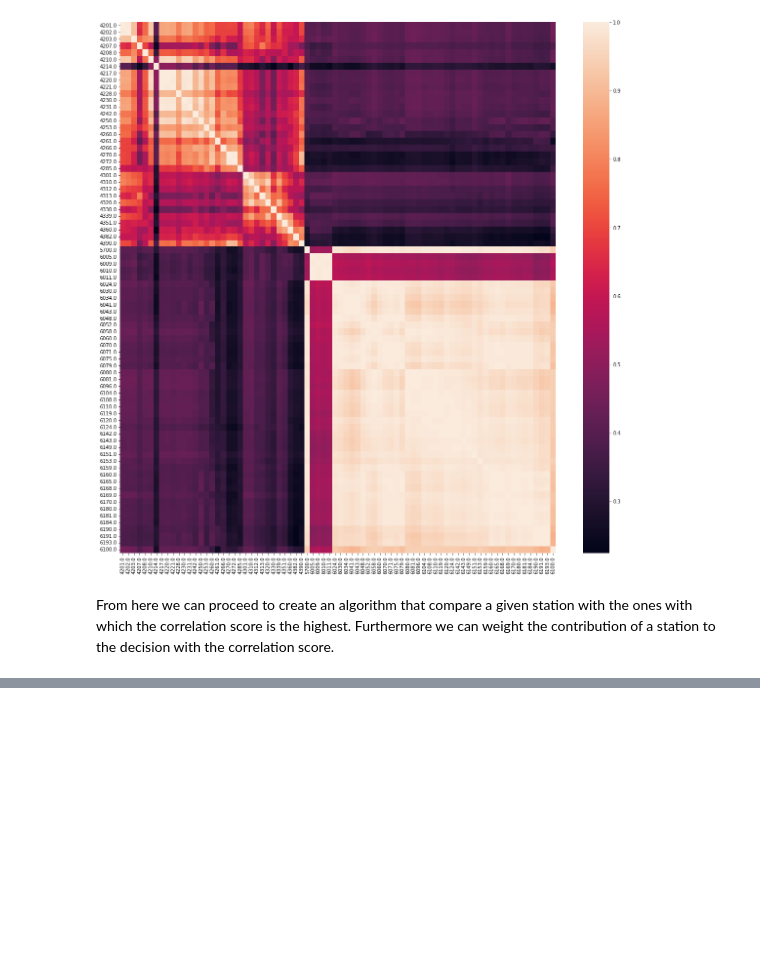
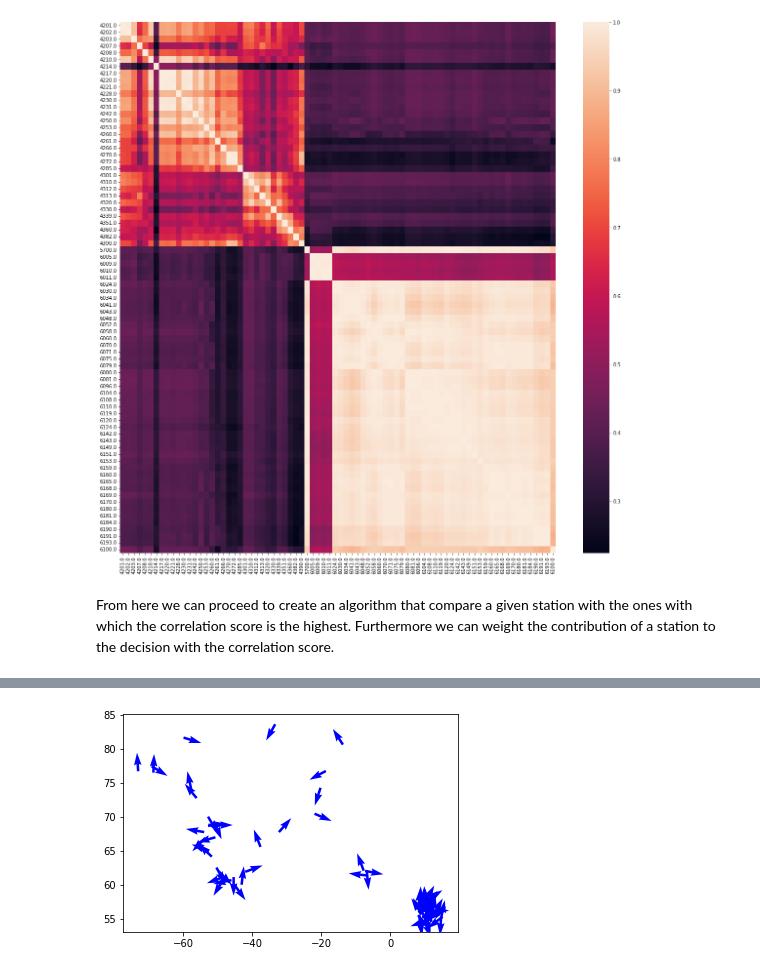
Before and after one commit to tomasfbouvier/Meteorological_Data_quality_assesment, a Jupyter notebook: pressure_check.ipynb, the cells around one changed output, grey strips where cells are left out. Saved outputs shown, nothing was run; the diff lists cells and outputs as text; code cells hidden in the pictures; blank space fills up the shorter version.

```diff
--- a/pressure_check.ipynb
+++ b/pressure_check.ipynb
@@ -620,0 +692,11 @@ array([0.24301998])
+# %%
+#print(gradp_x)
+#print(gradp_y)
+
+for i in range(len(gradp_x)):
+    plt.quiver(x[i,1], x[i,0],gradp_y[i], gradp_x[i],color=['b'])
+#print(df3[df3['station']==my_station][['lat', 'lon']].values)
+location= df3[df3['station']==my_station][['lat', 'lon']].values
+#plt.plot(location[:,0], location[:,1], 'r.')
+# %% [output]
+[figure, added]
```
Also changed, not shown: parts of 13 cells of this notebook.
